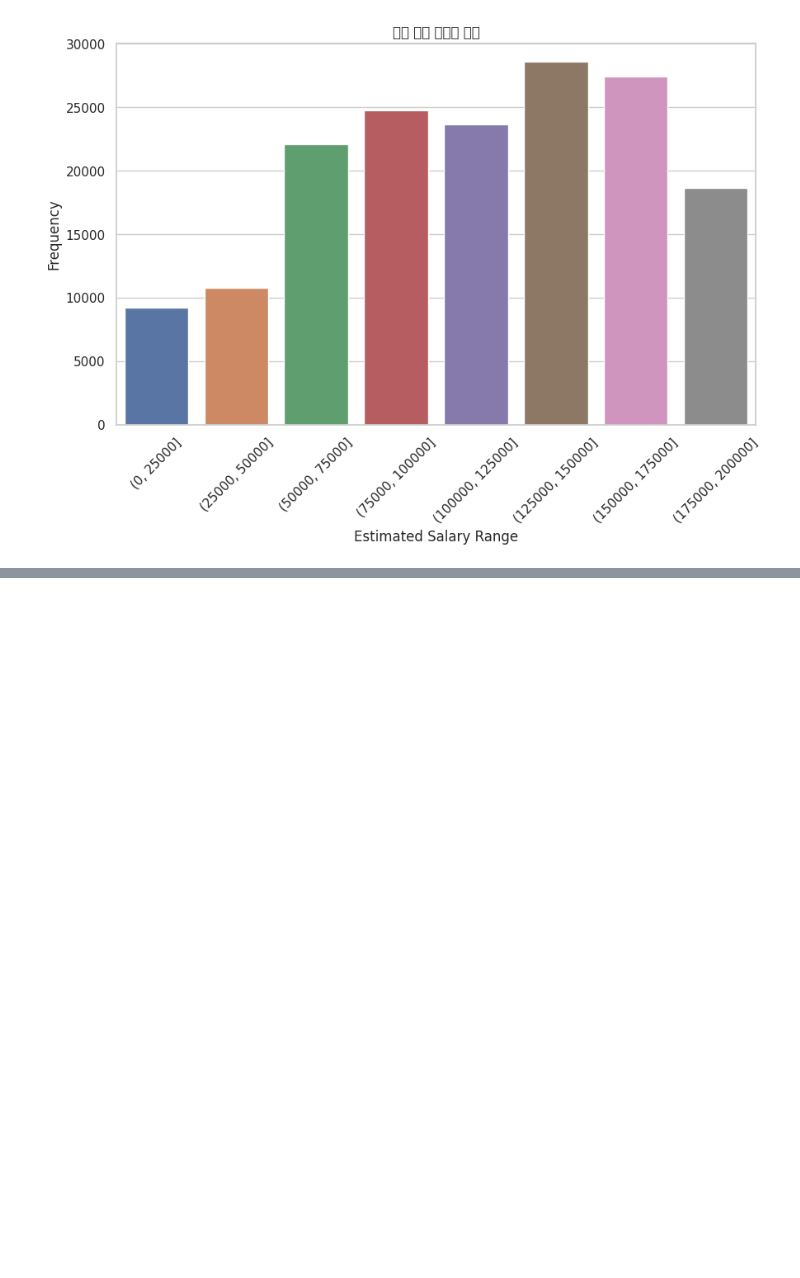
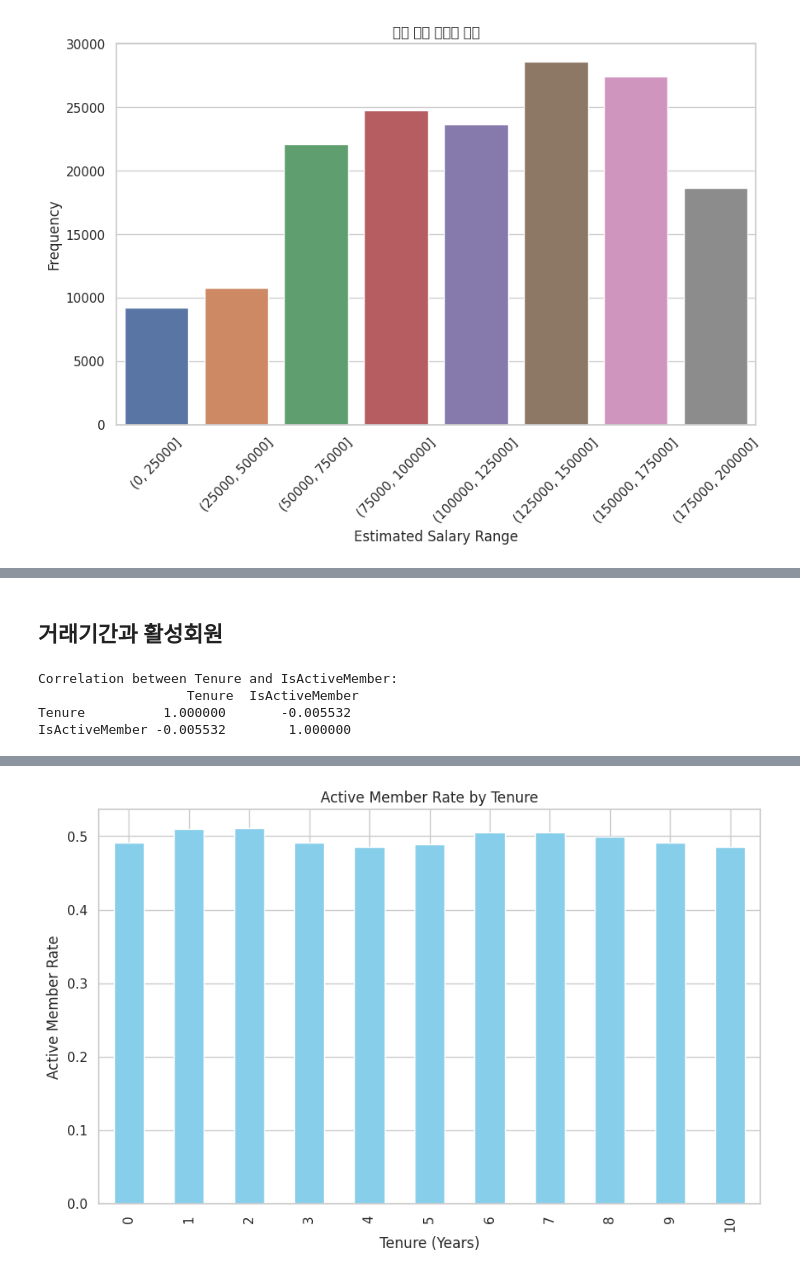
Before and after one commit to suhyeon0325/TIL, a Jupyter notebook: kaggle_240115.ipynb, the cells around one changed output, grey strips where cells are left out. Cells and saved outputs as stored; diff of their text form; code cells hidden in the pictures; blank space fills up the shorter version.

```diff
--- a/kaggle_240115.ipynb
+++ b/kaggle_240115.ipynb
@@ -369,0 +349,23 @@ WARNING:matplotlib.font_manager:findfont: Font family 'NanumSquare' not found.
+# %% [markdown]
+## 거래기간과 활성회원
+# %%
+# 'Tenure'와 'IsActiveMember' 간의 상관계수 계산
+correlation_tenure_active = data[['Tenure', 'IsActiveMember']].corr()
+print("Correlation between Tenure and IsActiveMember:\n", correlation_tenure_active)
+
+# 거래 기간에 따른 활성 회원 비율 시각화
+active_member_rate_by_tenure = data.groupby('Tenure')['IsActiveMember'].mean()
+
+# 시각화
+plt.figure(figsize=(10, 6))
+active_member_rate_by_tenure.plot(kind='bar', color='skyblue')
+plt.title('Active Member Rate by Tenure')
+plt.xlabel('Tenure (Years)')
+plt.ylabel('Active Member Rate')
+plt.grid(True)
+plt.show()
+# %% [output]
+Correlation between Tenure and IsActiveMember:
+                   Tenure  IsActiveMember
+Tenure          1.000000       -0.005532
+IsActiveMember -0.005532        1.000000
@@ -369,0 +389 @@ WARNING:matplotlib.font_manager:findfont: Font family 'NanumSquare' not found.
+[figure, added]
```
Also changed, not shown: parts of 11 cells of this notebook.
